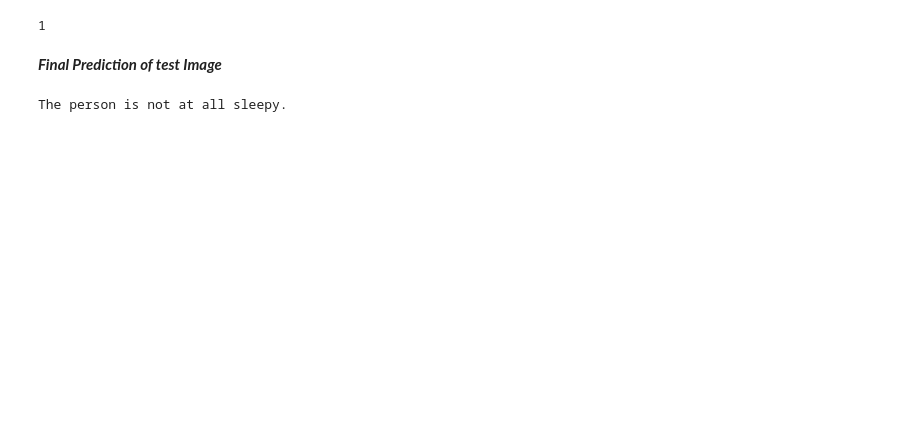
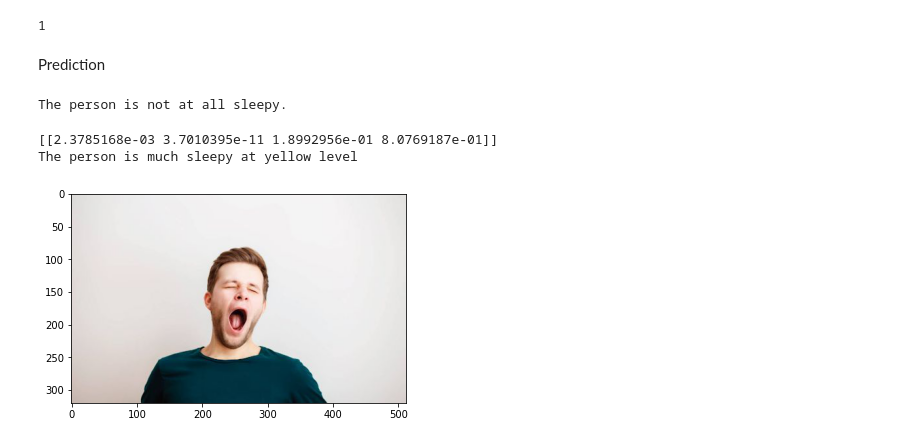
Before and after one commit to CODER-AsHuToSh/UnderGraduate_Project, a Jupyter notebook: Final_Exploratory_Project_code.ipynb, the cells around one changed output. Drawn from its saved outputs; the diff is of its cells as text; code cells hidden in the pictures; blank space fills up the shorter version.

```diff
--- a/Final_Exploratory_Project_code.ipynb
+++ b/Final_Exploratory_Project_code.ipynb
@@ -249,3 +249,9 @@ weighted avg       0.92      0.91      0.91       674
 model.save('explopromodel.h5')
 # %% [markdown]
 *We will Preprocess the image*
+# %%
+# plt.imshow(plt.imread("/content/grive/MyDrive/download.jpg"))
+img = cv2.imread("/content/grive/MyDrive/download.jpg", cv2.IMREAD_COLOR)
+img.shape
+new_array = cv2.resize(img, (145, 145))
+print(new_array.shape)
@@ -256,6 +264,6 @@ def made(filepath):
     new_array = cv2.resize(img, (145, 145))
     return new_array.reshape(-1, 145, 145, 3)
 
-new_model = tf.keras.models.load_model("/content/grive/MyDrive/exploproj.h5")
+new_model = tf.keras.models.load_model("/content/grive/MyDrive/explopromodel.h5")
 # %%
 prediction = new_model.predict([made("/content/grive/MyDrive/train/no_yawn/1067.jpg")])
@@ -265,8 +294,8 @@ val=np.argmax(prediction)
 val
 # %% [output]
 1
-# %% [markdown]
-***Final Prediction of test Image***
+# %% [markdown]
+Prediction
 # %%
 if(val==0):
   print("The person is much sleepy at yellow level")
@@ -276,3 +305,35 @@ else:
   print("The person is not at all sleepy.")
 # %% [output]
 The person is not at all sleepy.
+# %%
+def predict_if_sleepy(filepath):
+  img = cv2.imread(filepath, cv2.IMREAD_COLOR)
+  plt.imshow(plt.imread(filepath))
+
+  img = img / 255
+  new_array = cv2.resize(img, (145, 145))
+  final=new_array.reshape(-1,145,145,3)
+  new_model = tf.keras.models.load_model("/content/grive/MyDrive/explopromodel.h5")
+  prediction = new_model.predict([final])
+  prediction.flatten()
+  print(prediction)
+  val=np.argmax(prediction)
+  if((prediction[0][0]>prediction[0][1]) and (prediction[0][2]<prediction[0][3])):
+    print("The person is sleepy at yellow level")
+  elif(prediction[0][0]>prediction[0][1] and (prediction[0][2]>prediction[0][3])):
+    print("The person is much sleepy at red level")
+  elif((prediction[0][0]>prediction[0][1]) and (prediction[0][2]>prediction[0][3])):
+    print("The person is not yawning but eyes shows that might be sleepy.")
+  elif(val==2):
+    print("Closed Eyes.")
+  else:
+    print("The person is not at all sleepy.")
+
+
+  return
+# %%
+predict_if_sleepy("/content/grive/MyDrive/yawn.jpg")
+# %% [output]
+[[2.3785168e-03 3.7010395e-11 1.8992956e-01 8.0769187e-01]]
+The person is much sleepy at yellow level
+[figure, added]
```
Also changed, not shown: parts of 6 cells of this notebook.
